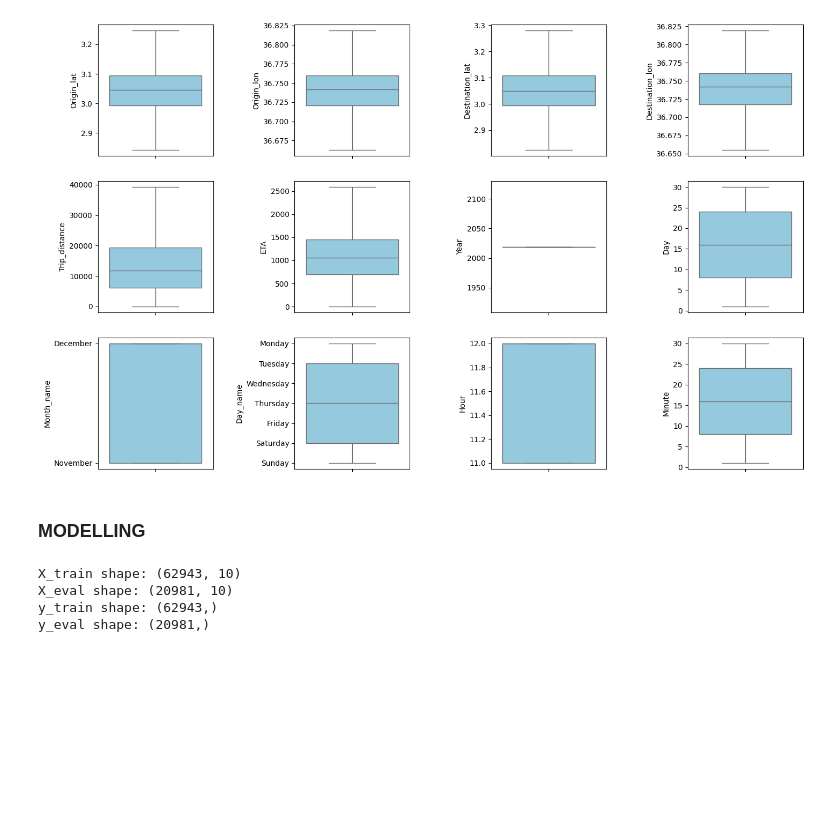
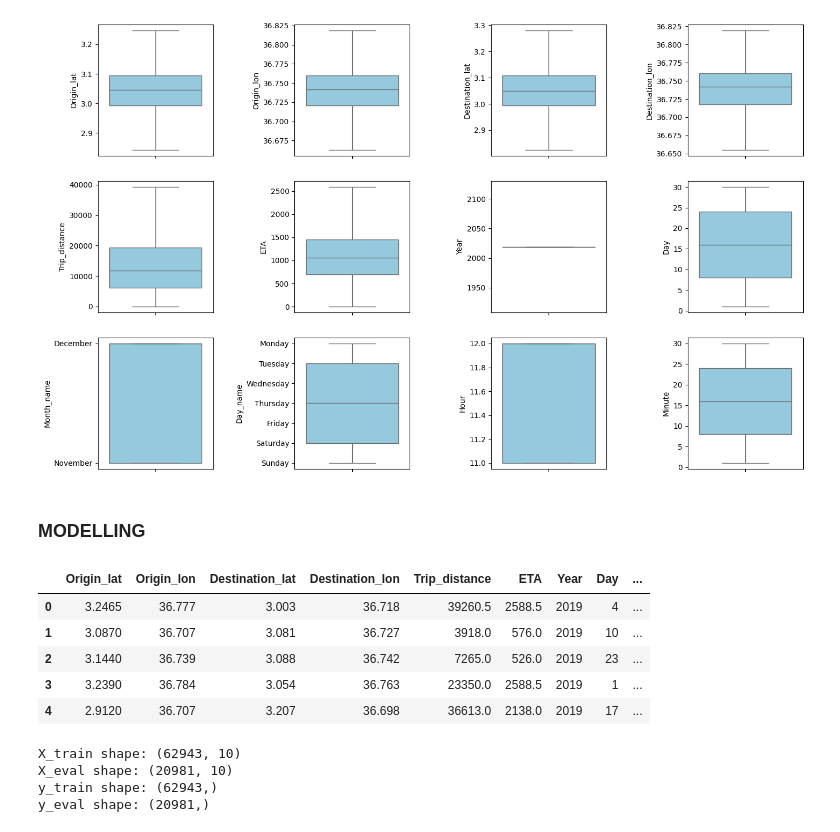
Before and after one commit to damzking/final-pro, a Jupyter notebook: Notebook/ETA-prediction.ipynb, the cells around one changed output. Drawn from its saved outputs; the diff is of its cells as text; code cells hidden in the pictures; blank space fills up the shorter version.

```diff
--- a/Notebook/ETA-prediction.ipynb
+++ b/Notebook/ETA-prediction.ipynb
@@ -678,6 +678,15 @@ for i, variable in enumerate(train_df_noid):
 [figure]
 # %% [markdown]
 ### MODELLING
+# %%
+train_df_noid.head()
+# %% [output]
+|  | Origin_lat | Origin_lon | Destination_lat | Destination_lon | Trip_distance | ETA | Year | Day | ... |
+| 0 | 3.2465 | 36.777 | 3.003 | 36.718 | 39260.5 | 2588.5 | 2019 | 4 | ... |
+| 1 | 3.0870 | 36.707 | 3.081 | 36.727 | 3918.0 | 576.0 | 2019 | 10 | ... |
+| 2 | 3.1440 | 36.739 | 3.088 | 36.742 | 7265.0 | 526.0 | 2019 | 23 | ... |
+| 3 | 3.2390 | 36.784 | 3.054 | 36.763 | 23350.0 | 2588.5 | 2019 | 1 | ... |
+| 4 | 2.9120 | 36.707 | 3.207 | 36.698 | 36613.0 | 2138.0 | 2019 | 17 | ... |
 # %%
 X= train_df_noid.drop(columns=['ETA', 'Day'])
 y=train_df_noid['ETA']
```
Also changed, not shown: parts of 4 cells of this notebook.
